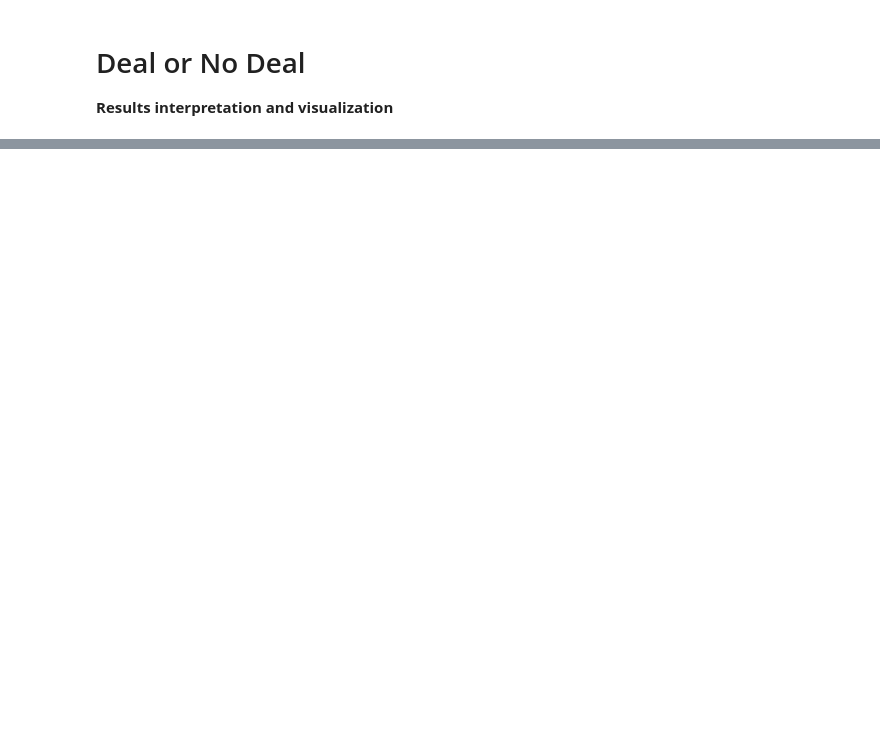
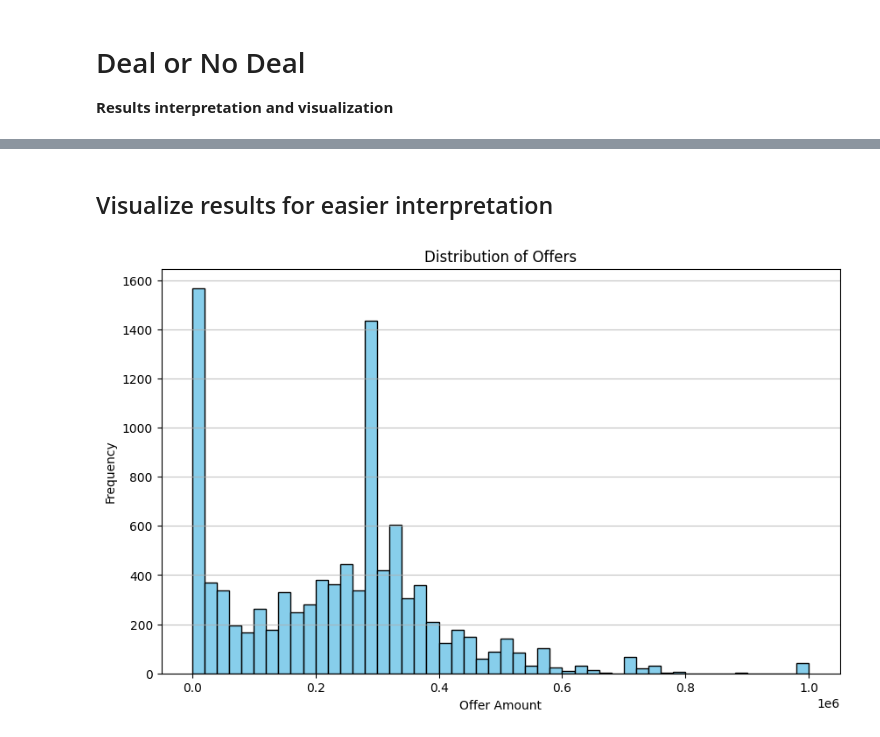
Before and after one commit to chamberlinkevin/deal_or_no_deal_monte_carlo, a Jupyter notebook: results_interpretation.ipynb, the cells around one changed output, grey strips where cells are left out. Saved outputs shown, nothing was run; the diff lists cells and outputs as text; code cells hidden in the pictures; blank space fills up the shorter version.

Commit message:
adding matplotlib visualizations

```diff
--- a/results_interpretation.ipynb
+++ b/results_interpretation.ipynb
@@ -36,0 +40,18 @@ sdf_trial_highest_results_agg.show()
+# %% [markdown]
+## Visualize results for easier interpretation
+# %%
+# Offer amount histogram
+
+# Convert the Spark DataFrame to Pandas DataFrame for plotting
+pdf_trial_results = sdf_trial_results.toPandas()
+
+# Plotting using Matplotlib
+plt.figure(figsize=(10, 6))
+plt.hist(pdf_trial_results['offer'], bins=50, color='skyblue', edgecolor='black')
+plt.title('Distribution of Offers')
+plt.xlabel('Offer Amount (USD)')
+plt.ylabel('Frequency')
+plt.grid(axis='y', alpha=0.75)
+plt.show()
+# %% [output]
+[figure, added]
```
Also changed, not shown: parts of 5 cells of this notebook.
